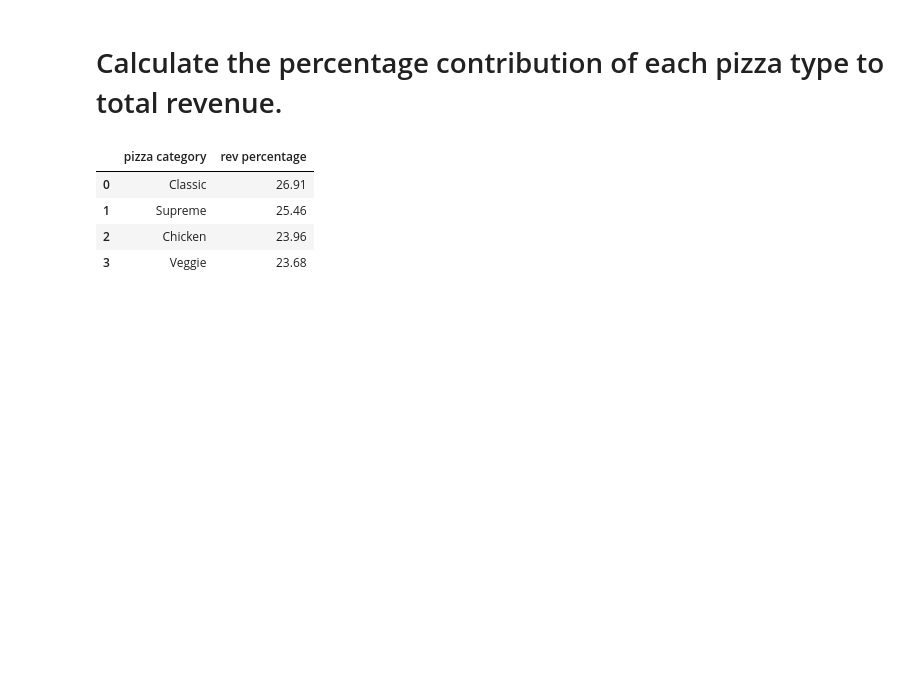
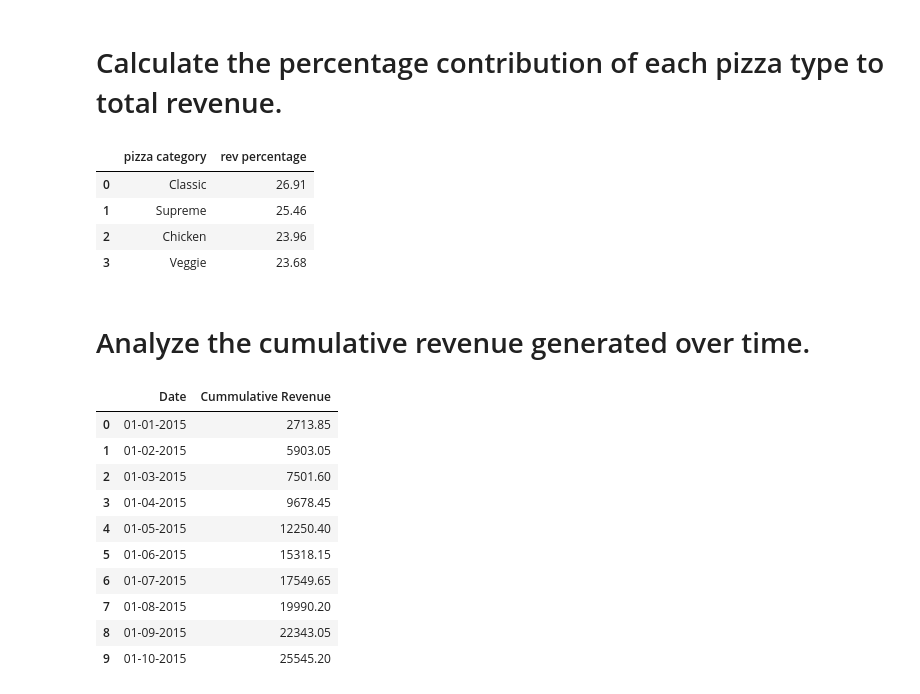
Before and after one commit to AftabQuant/Data-Analysis-Project, a Jupyter notebook: Pizza Sales Project/Pizzalytics.ipynb, the cells around one changed output. Cells and saved outputs as stored; diff of their text form; code cells hidden in the pictures; blank space fills up the shorter version.

```diff
--- a/Pizza Sales Project/Pizzalytics.ipynb
+++ b/Pizza Sales Project/Pizzalytics.ipynb
@@ -252,0 +251,28 @@ query = """"""
+# %% [markdown]
+# Analyze the cumulative revenue generated over time.
+# %%
+query = """ select dates, round(cumulative_revenue, 2) from
+(select dates, sum(revenue) over(order by dates) as cumulative_revenue from
+(select orders.date as dates, sum(order_details.quantity * pizzas.price) as revenue from pizzas
+join order_details
+on order_details.pizza_id = pizzas.pizza_id
+join orders
+on orders.order_id = order_details.order_id
+group by orders.date ) as sales
+) as  cumulative_sales """
+cur.execute(query)
+data = cur.fetchall()
+df = pd.DataFrame(data, columns=['Date', 'Cummulative Revenue'])
+df.head(10)
+# %% [output]
+|  | Date | Cummulative Revenue |
+| 0 | 01-01-2015 | 2713.85 |
+| 1 | 01-02-2015 | 5903.05 |
+| 2 | 01-03-2015 | 7501.60 |
+| 3 | 01-04-2015 | 9678.45 |
+| 4 | 01-05-2015 | 12250.40 |
+| 5 | 01-06-2015 | 15318.15 |
+| 6 | 01-07-2015 | 17549.65 |
+| 7 | 01-08-2015 | 19990.20 |
+| 8 | 01-09-2015 | 22343.05 |
+| 9 | 01-10-2015 | 25545.20 |
```
Also changed, not shown: parts of 6 cells of this notebook.
